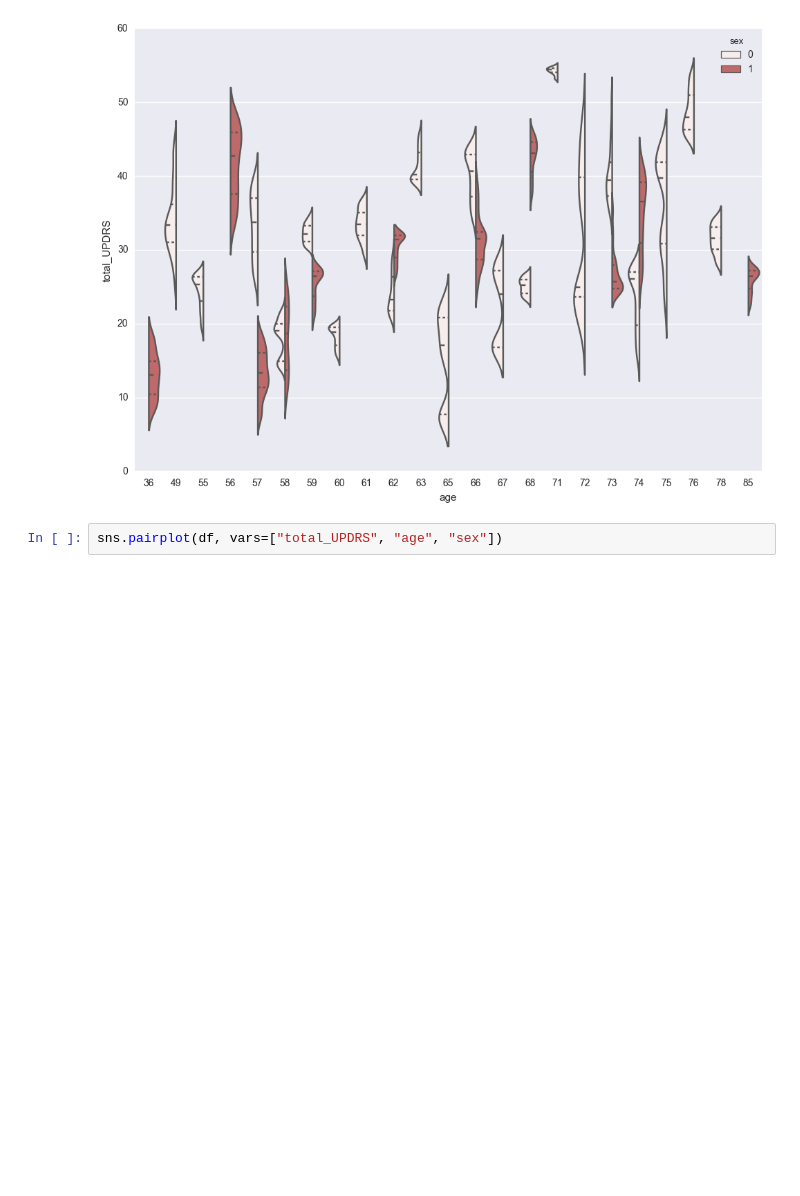
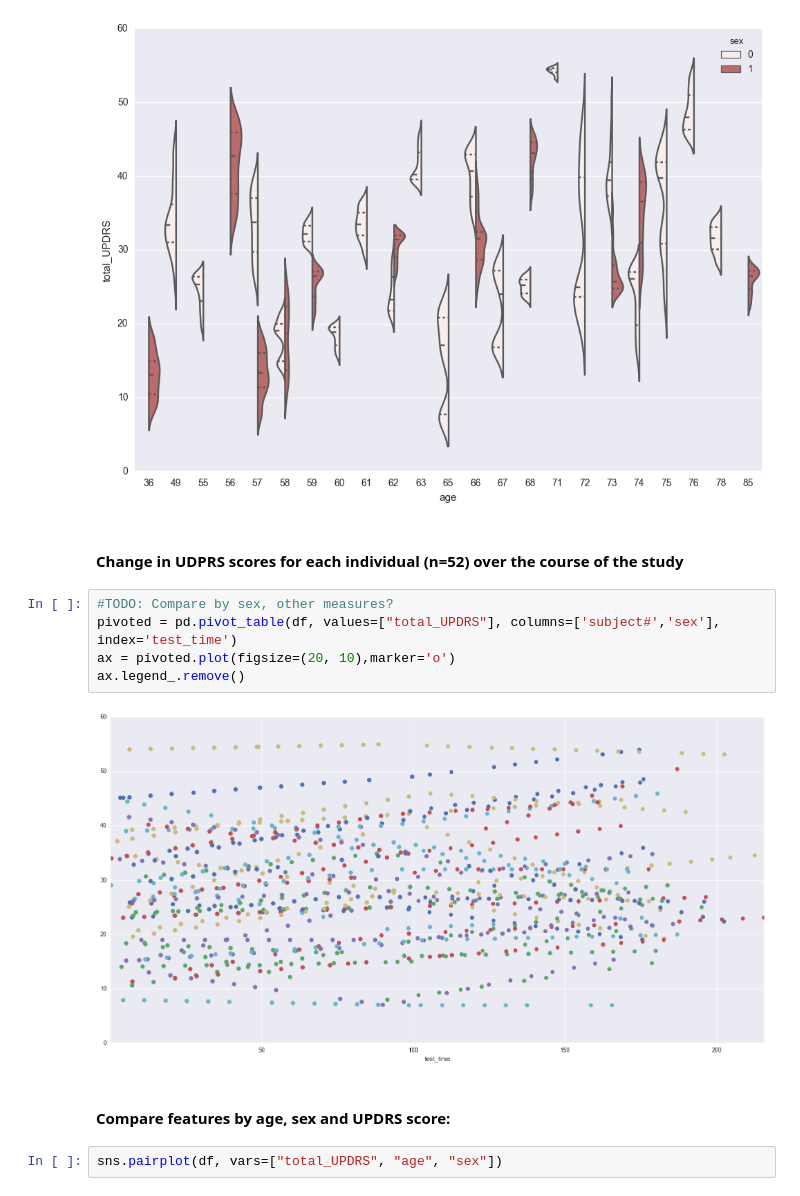
Before and after one commit to koelyl/Predict-Parkinsons, a Jupyter notebook: Parkinsons Prediction.ipynb, the cells around one changed output. Drawn from its saved outputs; the diff is of its cells as text; blank space fills up the shorter version.

```diff
--- a/Parkinsons Prediction.ipynb
+++ b/Parkinsons Prediction.ipynb
@@ -140,6 +149,17 @@ fig.set_size_inches(11.7, 8.27)
 ax2 = sns.violinplot(x="age", y="total_UPDRS", hue="sex", color='#CD5C5C', split=True, inner="quartile", data=df)
 # %% [output]
 [figure]
+# %% [markdown]
+#### Change in UDPRS scores for each individual (n=52) over the course of the study
+# %%
+#TODO: Compare by sex, other measures?
+pivoted = pd.pivot_table(df, values=["total_UPDRS"], columns=['subject#','sex'], index='test_time')
+ax = pivoted.plot(figsize=(20, 10),marker='o')
+ax.legend_.remove()
+# %% [output]
+[figure, added]
+# %% [markdown]
+#### Compare features by age, sex and UPDRS score:
 # %%
 sns.pairplot(df, vars=["total_UPDRS", "age", "sex"])
 # %% [output]
```
Also changed, not shown: parts of 7 cells of this notebook.
